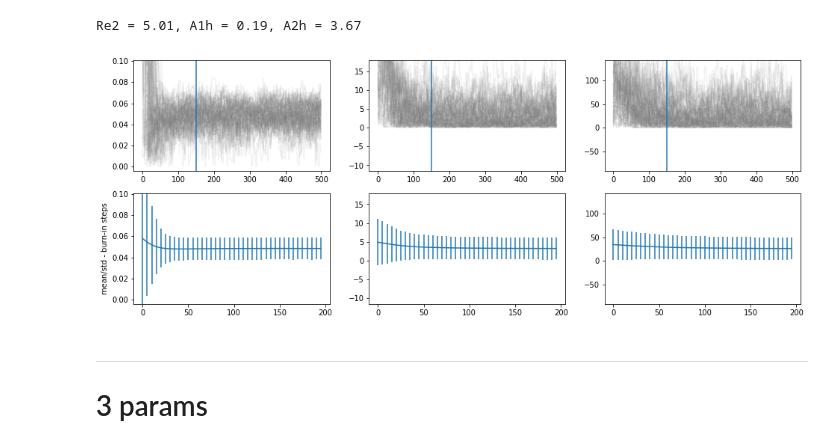
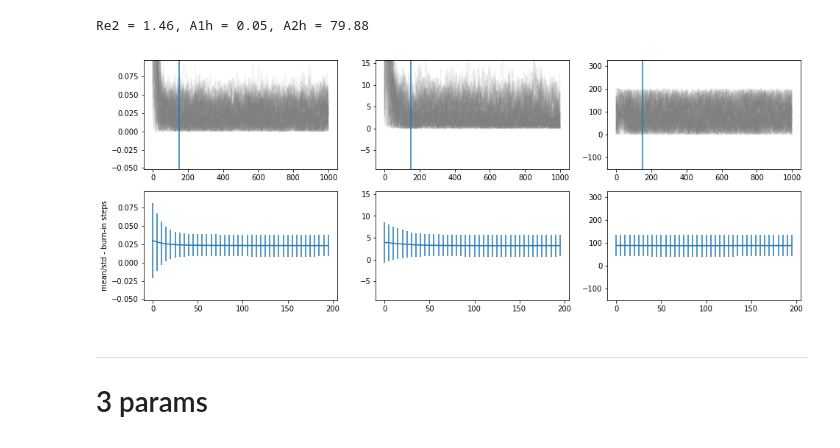
Before and after one commit to yuntingcheng/python_ciber, a Jupyter notebook: stack_modelfit/mcmc.ipynb, the cells around one changed output. Cells and saved outputs as stored; diff of their text form; code cells hidden in the pictures.

```diff
--- a/stack_modelfit/mcmc.ipynb
+++ b/stack_modelfit/mcmc.ipynb
@@ -38,8 +42,8 @@
 # %%
 from run_fit import *
 
-inst = 1
-ifield = 6
+inst = 2
+ifield = 5
 im = 0
 Npar = 3
 burn_in = 150
@@ -52,7 +56,7 @@ R200 = gal_profile_model().Wang19_profile(0,im)['params']['R200']
 if ifield in [4,5,6,7,8]:
     savename = 'mcmc_'+ str(Npar) + 'par_' + fieldnamedict[ifield] + \
     '_m' + str(magbindict['m_min'][im]) + '_' + str(magbindict['m_max'][im]) + '.npy'
-elif ifield is None:
+else:
     savename = 'mcmc_3par_joint' + \
     '_m' + str(magbindict['m_min'][im]) + '_' + str(magbindict['m_max'][im]) + '.npy'
 
@@ -83,35 +87,35 @@ ax[0][1].axvline(burn_in)
 ax[0][2].axvline(burn_in)
 
 for ipar in range(Npar):
     m = [np.mean(flatsamps[i:,:,ipar]) for i in np.arange(0,200,5)]
     e = [np.std(flatsamps[i:,:,ipar]) for i in np.arange(0,200,5)]
     ax[1][ipar].errorbar(np.arange(0,200,5), m, e)
     ax[0][ipar].set_ylim([m[-1]-5*e[-1], m[-1]+5*e[-1]])
     ax[1][ipar].set_ylim([m[-1]-5*e[-1], m[-1]+5*e[-1]])
 
 ax[1][0].set_ylabel('mean/std - burn-in steps')
 
 fitparamdat = get_mcmc_fit_params_3par(inst,im, ifield=ifield,subsub=subsub)
 Re2, A1h, A2h = fitparamdat['Re2'], fitparamdat['A1h'], fitparamdat['A2h'],
 
 print('Re2 = %.2f, A1h = %.2f, A2h = %.2f'%(Re2, A1h, A2h))
 # fig, ax = plt.subplots(1, 3, figsize = (16,6))
 # import pymc3 as pm3
 # lags=np.arange(1,500)
 # for i in range(flatsamps.shape[1]):
 #     autocorr = [pm3.autocorr(flatsamps[burn_in:,i,0], l) for l in lags]
 #     ax[0].plot(lags, autocorr, c='grey',alpha=0.2)
 #     if Npar==3:
 #         autocorr = [pm3.autocorr(flatsamps[burn_in:,i,1], l) for l in lags]
 #         ax[1].plot(lags, autocorr, c='grey',alpha=0.2)
 #         autocorr = [pm3.autocorr(flatsamps[burn_in:,i,2], l) for l in lags]
 #         ax[2].plot(lags, autocorr, c='grey',alpha=0.2)
 #     else:
 #         autocorr = [pm3.autocorr(flatsamps[burn_in:,i,1], l) for l in lags]
 #         ax[2].plot(lags, autocorr, c='grey',alpha=0.2)
 # %% [output]
-Re2 = 5.01, A1h = 0.19, A2h = 3.67
+Re2 = 1.46, A1h = 0.05, A2h = 79.88
-[figure, old version]
+[figure, new version]
 # %% [markdown]
 ***
 # 3 params
```
Also changed, not shown: parts of 8 cells of this notebook, 8 other files.
